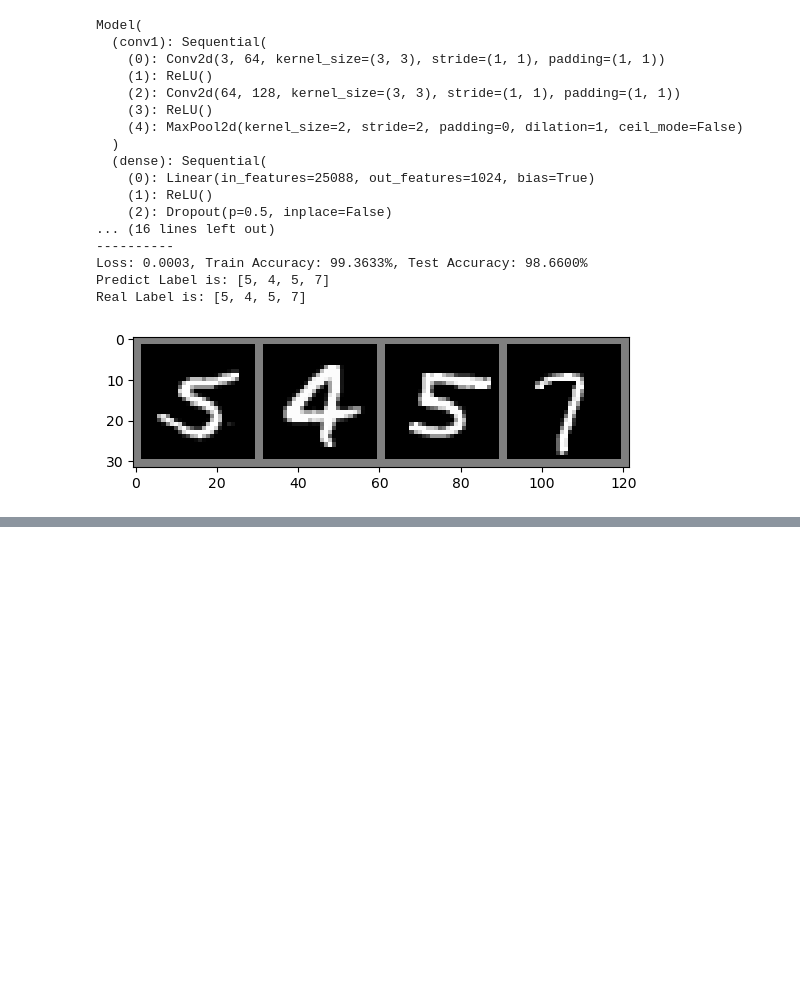
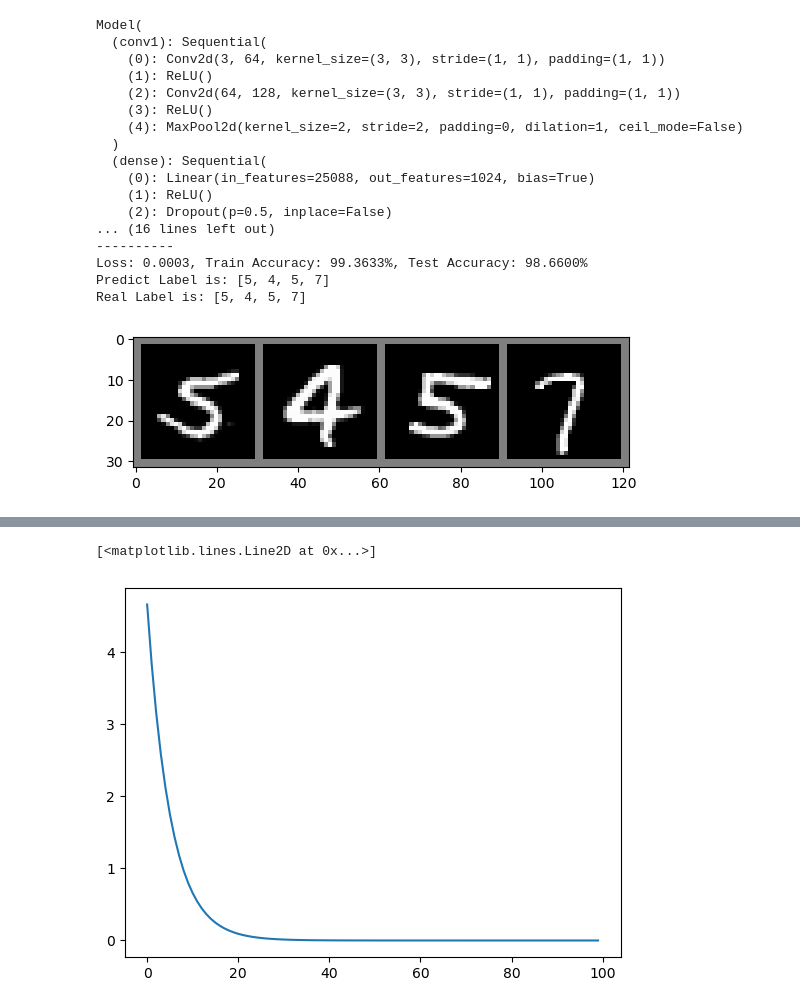
Before and after one commit to miraclebai/pytorch_practice, a Jupyter notebook: practice.ipynb, the cells around one changed output, grey strips where cells are left out. Saved outputs shown, nothing was run; the diff lists cells and outputs as text; code cells hidden in the pictures; blank space fills up the shorter version.

```diff
--- a/practice.ipynb
+++ b/practice.ipynb
@@ -1092,0 +1140,38 @@ Real Label is: [5, 4, 5, 7]
+# %%
+import numpy as np
+import matplotlib.pyplot as plt
+x_data = [1.0, 2.0, 3.0]
+y_data = [2.0, 4.0, 6.0]
+w = 1.0
+
+
+def forward(x):
+    return x * w
+
+def cost(xs, ys):
+    cost = 0
+    for x, y in zip(xs, ys):
+        y_pred = forward(x)
+        cost += (y_pred - y) ** 2
+    return cost/len(xs)
+
+def gradient(xs, ys):
+    grad = 0
+    for x, y in zip(xs, ys):
+        grad += 2 * x * (x * w - y)
+    return grad/len(xs)
+
+epoch_list = []
+cost_list = []
+
+print('Predict (before training)', 4, forward(4))
+for epoch in range(100):
+    cost_val = cost(x_data, y_data)
+    grad_val = gradient(x_data, y_data)
+    w -= 0.01 * grad_val
+    epoch_list.append(epoch)
+    cost_list.append(cost_val)
+    print('Epoch:', epoch, 'w=', w, 'loss=', cost_val)
+print('Predict (after training)', 4, forward(4))
+plt.plot(epoch_list, cost_list)
+# %% [output]
@@ -1092,0 +1195,2 @@ Real Label is: [5, 4, 5, 7]
+[<matplotlib.lines.Line2D at 0x...>]
+[figure, added]
```
Also changed, not shown: parts of 3 cells of this notebook, 1 other file.
